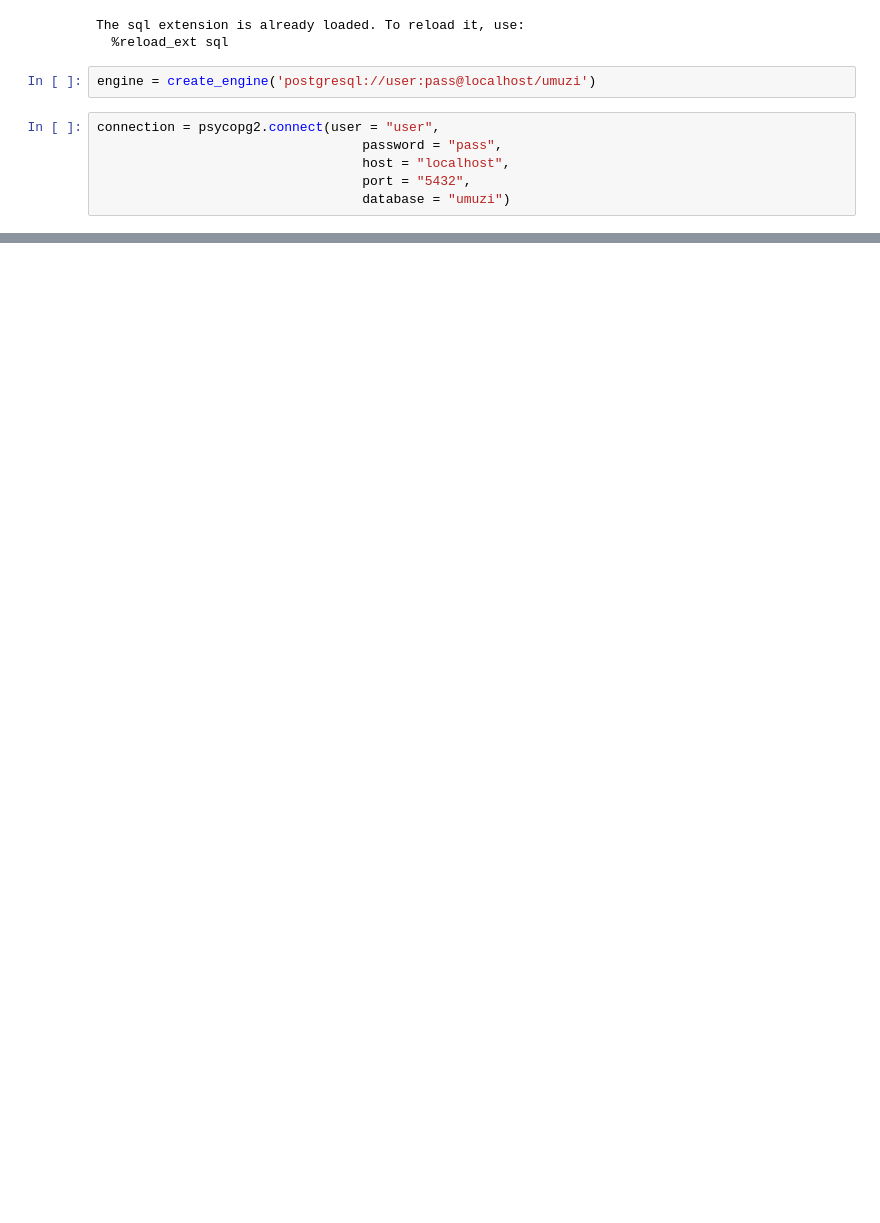
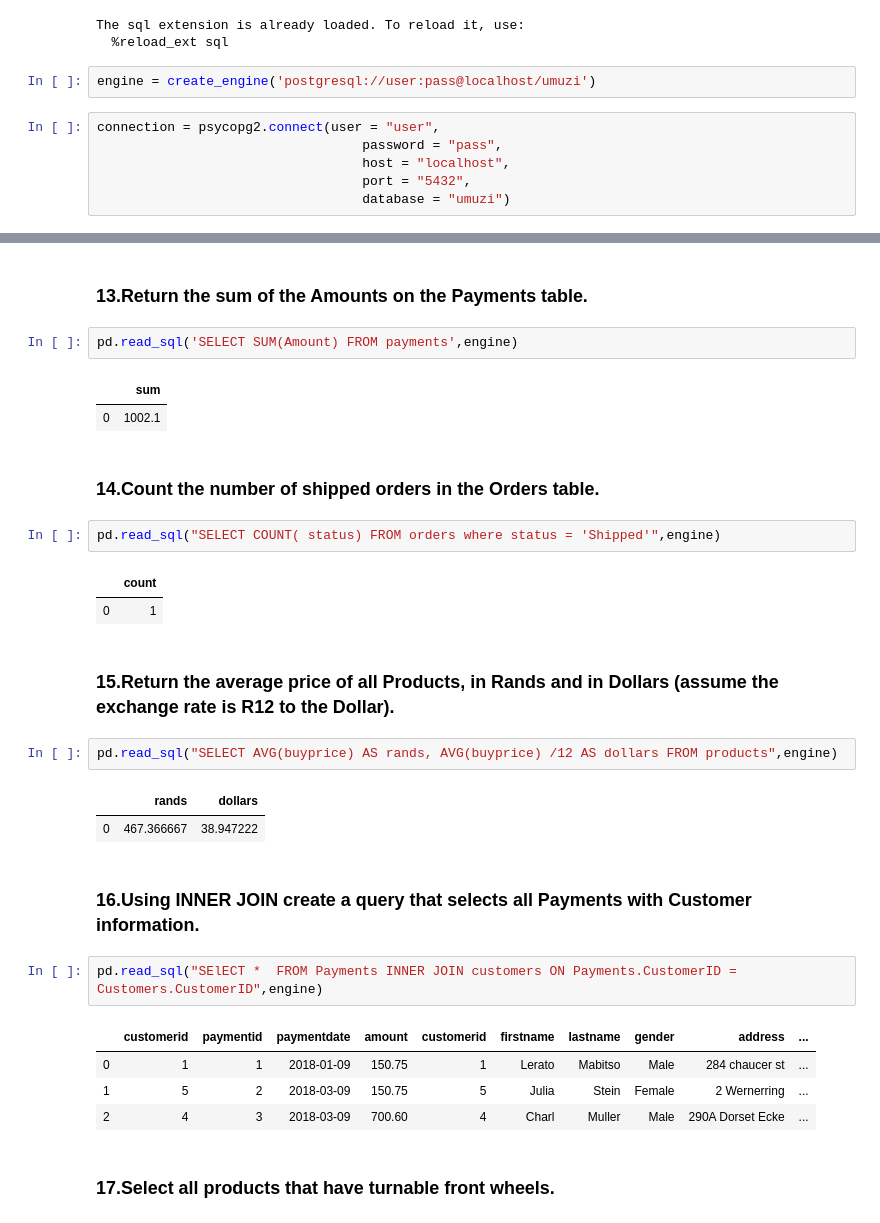
Before and after one commit to LeboSeribe/SQL, a Jupyter notebook: SQL .ipynb, the cells around one changed output, grey strips where cells are left out. Drawn from its saved outputs; the diff is of its cells as text; blank space fills up the shorter version.

```diff
--- a/SQL .ipynb
+++ b/SQL .ipynb
@@ -51,0 +238,32 @@ pd.read_sql('SELECT * from customers',engine)
+# %% [markdown]
+### 13.Return the sum of the Amounts on the Payments table.
+# %%
+pd.read_sql('SELECT SUM(Amount) FROM payments',engine)
+# %% [output]
+|  | sum |
+| 0 | 1002.1 |
+# %% [markdown]
+### 14.Count the number of shipped orders in the Orders table.
+# %%
+pd.read_sql("SELECT COUNT( status) FROM orders where status = 'Shipped'",engine)
+# %% [output]
+|  | count |
+| 0 | 1 |
+# %% [markdown]
+### 15.Return the average price of all Products, in Rands and in Dollars (assume the exchange rate is R12 to the Dollar).
+# %%
+pd.read_sql("SELECT AVG(buyprice) AS rands, AVG(buyprice) /12 AS dollars FROM products",engine)
+# %% [output]
+|  | rands | dollars |
+| 0 | 467.366667 | 38.947222 |
+# %% [markdown]
+### 16.Using INNER JOIN create a query that selects all Payments with Customer information.
+# %%
+pd.read_sql("SElECT *  FROM Payments INNER JOIN customers ON Payments.CustomerID = Customers.CustomerID",engine)
+# %% [output]
+|  | customerid | paymentid | paymentdate | amount | customerid | firstname | lastname | gender | address | ... |
+| 0 | 1 | 1 | 2018-01-09 | 150.75 | 1 | Lerato | Mabitso | Male | 284 chaucer st | ... |
+| 1 | 5 | 2 | 2018-03-09 | 150.75 | 5 | Julia | Stein | Female | 2 Wernerring | ... |
+| 2 | 4 | 3 | 2018-03-09 | 700.60 | 4 | Charl | Muller | Male | 290A Dorset Ecke | ... |
+# %% [markdown]
+### 17.Select all products that have turnable front wheels.
```
Also changed, not shown: parts of 52 cells of this notebook.
